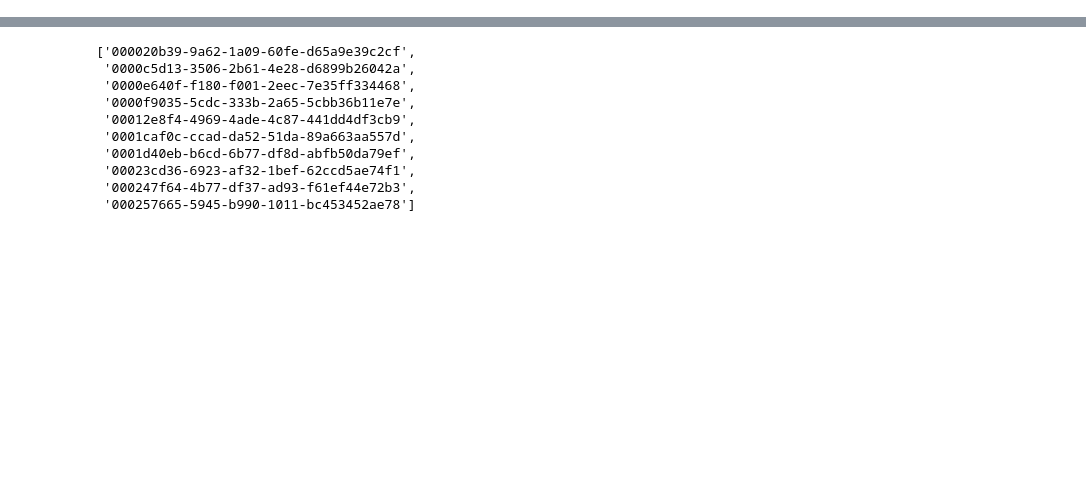
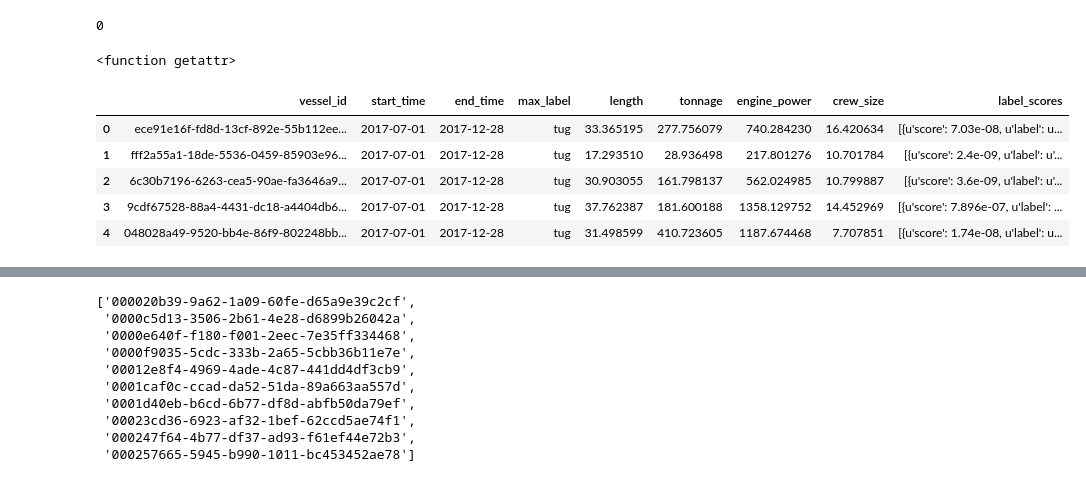
Before and after one commit to GlobalFishingWatch/vessel-classification, a Jupyter notebook: TestInference.ipynb, the cells around one changed output, grey strips where cells are left out. Drawn from its saved outputs; the diff is of its cells as text; code cells hidden in the pictures; blank space fills up the shorter version.

Commit message:
get BQ based vessel metrics working

```diff
--- a/TestInference.ipynb
+++ b/TestInference.ipynb
@@ -13,0 +18,23 @@ import matplotlib.pyplot as plt
+# %%
+df_subset = training_df[['mmsi', 'label', 'length', 'tonnage', 'engine_power', 'crew_size', 'split']]
+df_subset.to_csv('training_classes_vessel_id_subset.csv', index=False)
+subprocess.check_call(['gsutil', 'cp', 'training_classes_vessel_id_subset.csv',
+                      'gs://machine-learning-dev-ttl-120d/training_classes_vessel_id_v20181025.csv'])
+# %% [output]
+0
+# %%
+getattr
+# %% [output]
+<function getattr>
+# %%
+inference_table = 'world-fishing-827.machine_learning_dev_ttl_120d.smoke_test_vessel_inference_v20181024_20170701'
+label_table = "world-fishing-827.machine_learning_dev_ttl_120d.training_classes_vessel_id_v20181025"
+query = """
+SELECT a.* FROM
+`{}` a
+JOIN
+`{}` b
+ON a.vessel_id = b.mmsi
+LIMIT 100
+""".format(inference_table, label_table)
+inference_df = pd.read_gbq(query, project_id='world-fishing-827', dialect='standard')
@@ -13,0 +43,9 @@ import matplotlib.pyplot as plt
+# %%
+inference_df.head()
+# %% [output]
+|  | vessel_id | start_time | end_time | max_label | length | tonnage | engine_power | crew_size | label_scores |
+| 0 | ece91e16f-fd8d-13cf-892e-55b112ee... | 2017-07-01 | 2017-12-28 | tug | 33.365195 | 277.756079 | 740.284230 | 16.420634 | [{u'score': 7.03e-08, u'label': u... |
+| 1 | fff2a55a1-18de-5536-0459-85903e96... | 2017-07-01 | 2017-12-28 | tug | 17.293510 | 28.936498 | 217.801276 | 10.701784 | [{u'score': 2.4e-09, u'label': u'... |
+| 2 | 6c30b7196-6263-cea5-90ae-fa3646a9... | 2017-07-01 | 2017-12-28 | tug | 30.903055 | 161.798137 | 562.024985 | 10.799887 | [{u'score': 3.6e-09, u'label': u'... |
+| 3 | 9cdf67528-88a4-4431-dc18-a4404db6... | 2017-07-01 | 2017-12-28 | tug | 37.762387 | 181.600188 | 1358.129752 | 14.452969 | [{u'score': 7.896e-07, u'label': ... |
+| 4 | 048028a49-9520-bb4e-86f9-802248bb... | 2017-07-01 | 2017-12-28 | tug | 31.498599 | 410.723605 | 1187.674468 | 7.707851 | [{u'score': 1.74e-08, u'label': u... |
```
Also changed, not shown: parts of 18 cells of this notebook, 1 other file.
